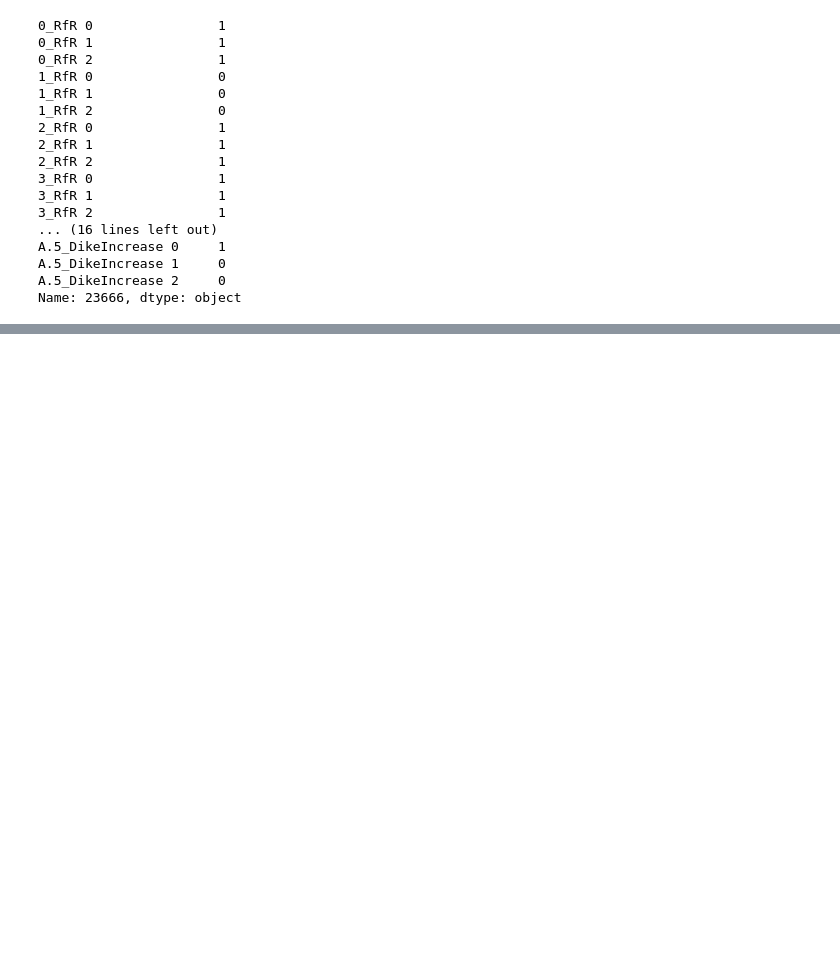
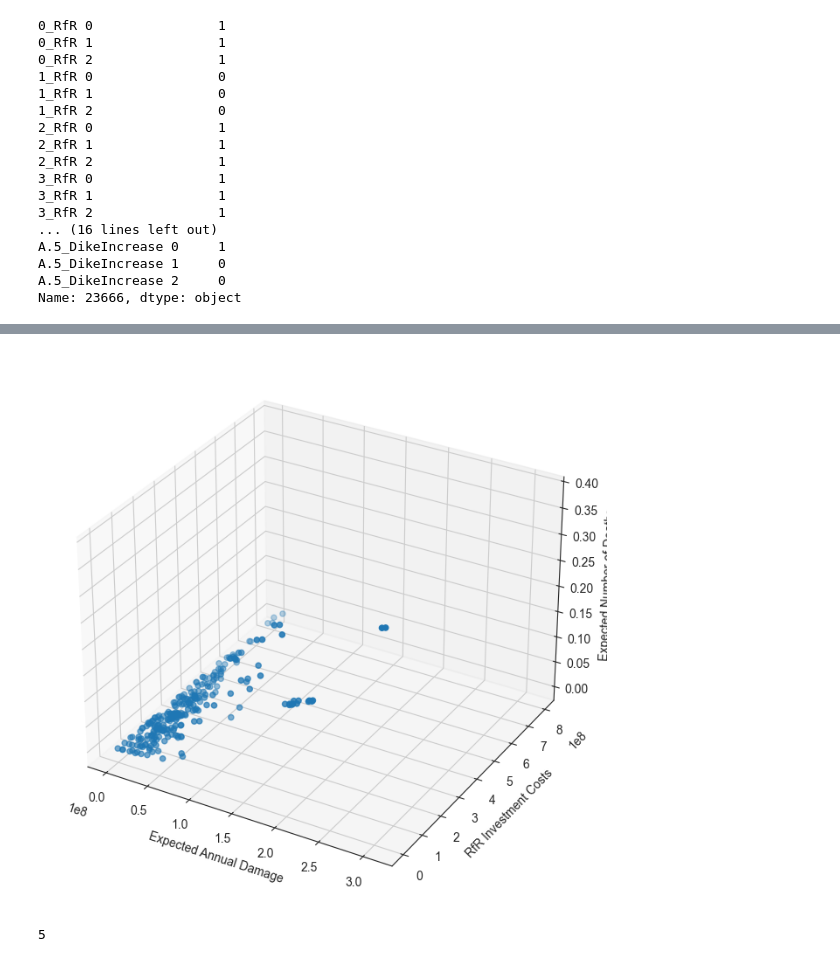
Before and after one commit to JulianvanRie/EPA141A-Model-based-decision-making, a Jupyter notebook: final assignment/Optimise.ipynb, the cells around one changed output, grey strips where cells are left out. Cells and saved outputs as stored; diff of their text form; code cells hidden in the pictures; blank space fills up the shorter version.

```diff
--- a/final assignment/Optimise.ipynb
+++ b/final assignment/Optimise.ipynb
@@ -1108,0 +1156,5 @@ Name: 23666, dtype: object
+# %%
+n_scenarios = 1000
+with MultiprocessingEvaluator(dike_model, n_processes=-2) as evaluator:
+    test = evaluator.perform_experiments(n_scenarios,
+                                            policy)
@@ -1108,0 +1261,18 @@ Name: 23666, dtype: object
+# %%
+convergence_metrics = [ArchiveLogger(
+                        "./archives",
+                        [l.name for l in dike_model.levers],
+                        [o.name for o in dike_model.outcomes],
+                        base_filename="optimizer_sven_50k.tar.gz",
+                        ),
+                        EpsilonProgress(),
+                        ]
+with MultiprocessingEvaluator(dike_model, n_processes=-1) as evaluator:
+    results_optimization, convergence = evaluator.optimize(
+        nfe=50000,
+        searchover="levers",
+        epsilons=espilon,
+        convergence=convergence_metrics,
+        reference=ref_scenario,
+        # constraints=constraints
+    )
@@ -1108,0 +1297,27 @@ Name: 23666, dtype: object
+# %%
+from mpl_toolkits.mplot3d import Axes3D
+
+outcomes = results_optimization.loc[:, ['Expected Annual Damage', 'RfR Investment Costs', 'Expected Number of Deaths']]
+
+fig = plt.figure(figsize=(8,9))
+ax = fig.add_subplot(111, projection='3d')
+ax.scatter(outcomes['Expected Annual Damage'], outcomes['RfR Investment Costs'], outcomes['Expected Number of Deaths'])
+ax.set_xlabel('Expected Annual Damage')
+ax.set_ylabel('RfR Investment Costs')
+ax.set_zlabel('Expected Number of Deaths')
+plt.show()
+# %% [output]
+[figure, added]
+# %%
+import numpy as np
+
+condition_deaths = results_optimization['Expected Number of Deaths'] < 0.3
+condition_damage = results_optimization['Expected Annual Damage'] <  1.227898e+05
+condition_RfRcosts = results_optimization['RfR Investment Costs'] > 176700000.0
+condition_dikecosts = results_optimization['Dike Investment Costs'] < 3.043865e+08
+
+logical = condition_deaths  & condition_damage & condition_RfRcosts &condition_dikecosts
+
+np.sum(logical)
+# %% [output]
+5
```
Also changed, not shown: parts of 24 cells of this notebook, 1 other file.
